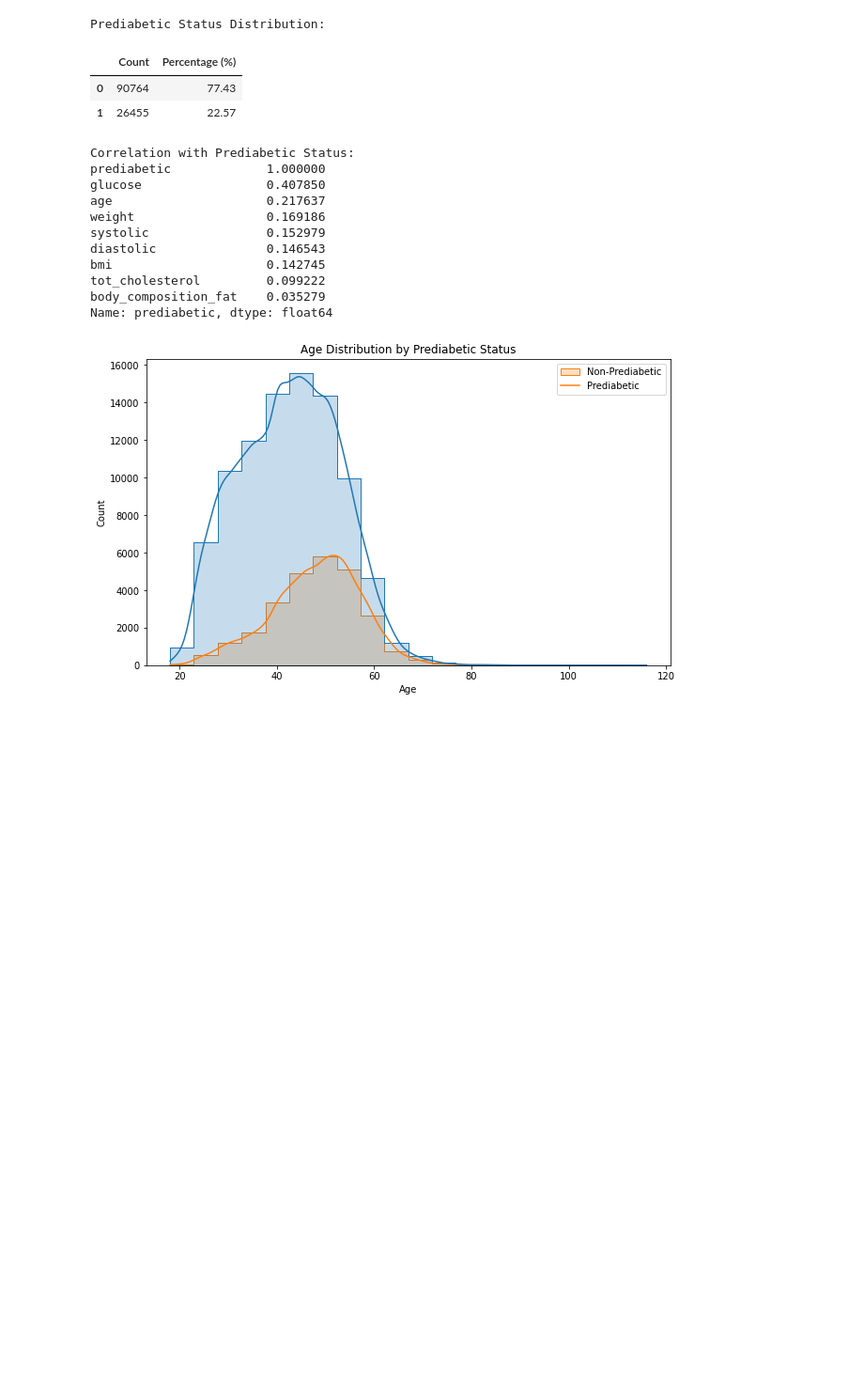
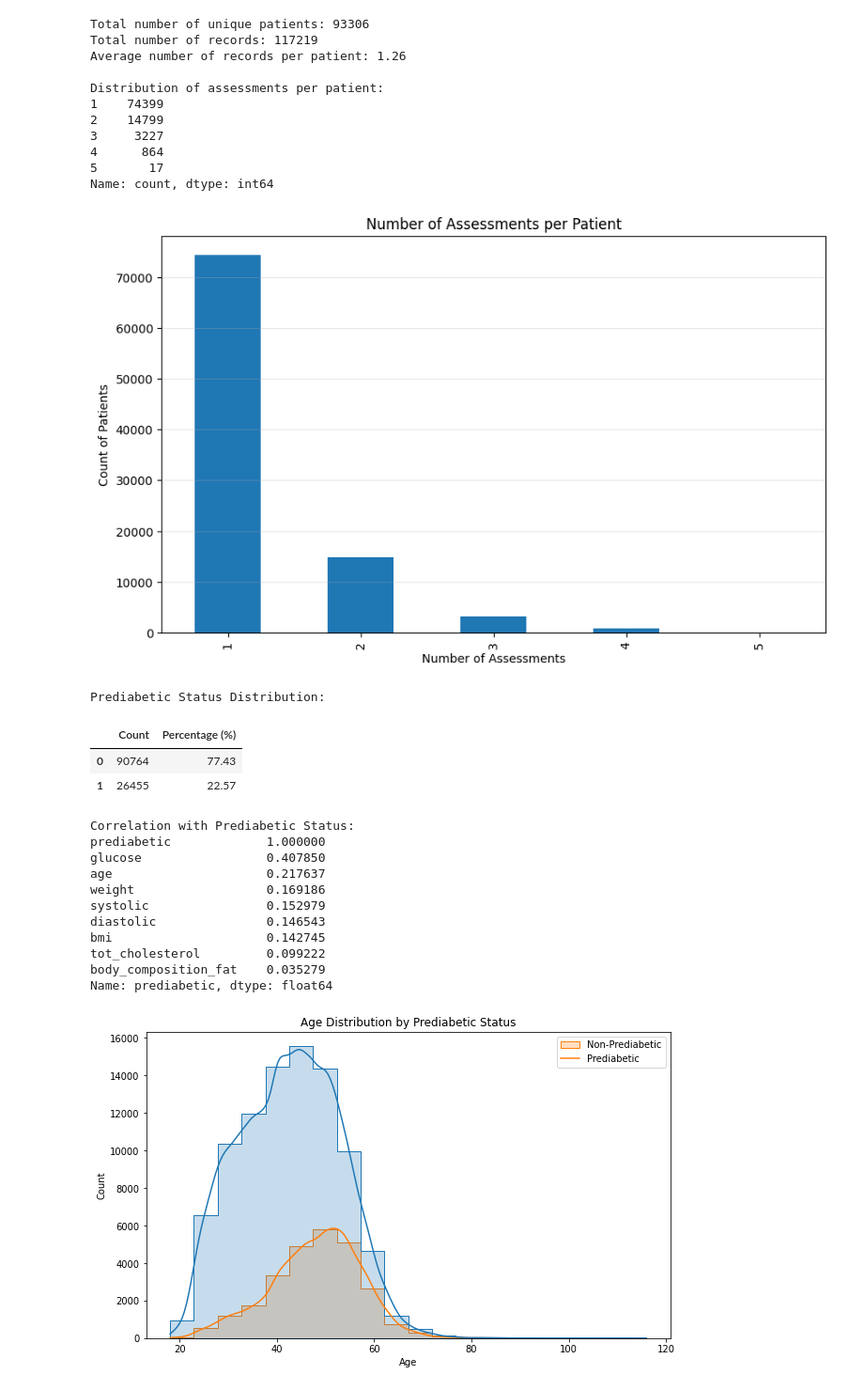
Before and after one commit to robeson1010/HealthcareDiabetes, a Jupyter notebook: EDA.ipynb, the cells around one changed output. Shown at 94% size. Cells and saved outputs as stored; diff of their text form; code cells hidden in the pictures; blank space fills up the shorter version.

```diff
--- a/EDA.ipynb
+++ b/EDA.ipynb
@@ -24,6 +30,41 @@ from fastai.vision import *
 import pandas as pd
 import matplotlib.pyplot as plt
 import seaborn as sns
+# %%
+# Count unique patients
+unique_patients = df['patientid'].nunique()
+total_records = len(df)
+
+print(f"Total number of unique patients: {unique_patients}")
+print(f"Total number of records: {total_records}")
+print(f"Average number of records per patient: {total_records / unique_patients:.2f}")
+
+# Examine distribution of number of assessments per patient
+assessments_per_patient = df.groupby('patientid').size().value_counts().sort_index()
+print("\nDistribution of assessments per patient:")
+print(assessments_per_patient)
+
+# Visualize the distribution
+plt.figure(figsize=(10, 6))
+assessments_per_patient.plot(kind='bar')
+plt.title('Number of Assessments per Patient')
+plt.xlabel('Number of Assessments')
+plt.ylabel('Count of Patients')
+plt.grid(axis='y', alpha=0.3)
+plt.show()
+# %% [output]
+Total number of unique patients: 93306
+Total number of records: 117219
+Average number of records per patient: 1.26
+
+Distribution of assessments per patient:
+1    74399
+2    14799
+3     3227
+4      864
+5       17
+Name: count, dtype: int64
+[figure, added]
 # %%
 # Exploratory Data Analysis focused on Prediabetic Status
 
```
Also changed, not shown: parts of 2 cells of this notebook, 1 other file.
